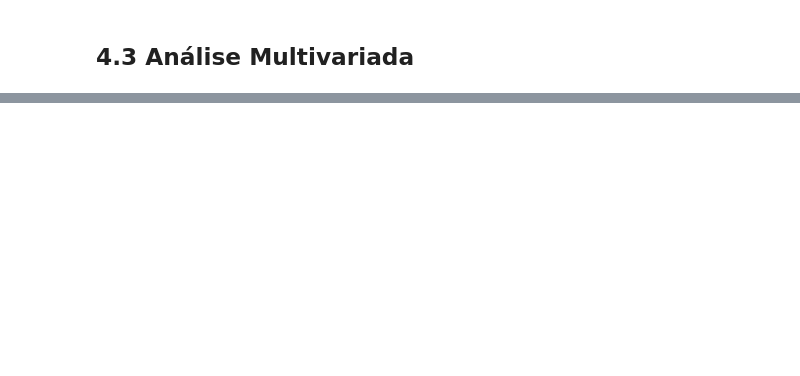
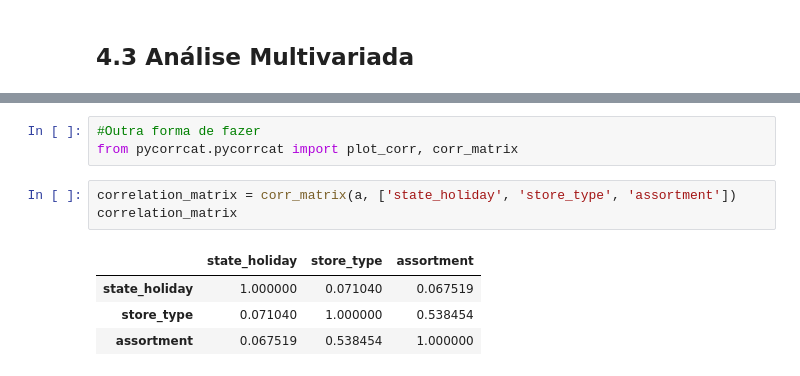
Before and after one commit to rodrigo87br/data_science_em_prod, a Jupyter notebook: modulo04_store_sales_prediction.ipynb, the cells around one changed output, grey strips where cells are left out. Saved outputs shown, nothing was run; the diff lists cells and outputs as text; blank space fills up the shorter version.

```diff
--- a/modulo04_store_sales_prediction.ipynb
+++ b/modulo04_store_sales_prediction.ipynb
@@ -857,0 +951,11 @@ sns.barplot(x='month', y = 'sales', hue = 'school_holiday', data = aux2);
+# %%
+#Outra forma de fazer
+from pycorrcat.pycorrcat import plot_corr, corr_matrix
+# %%
+correlation_matrix = corr_matrix(a, ['state_holiday', 'store_type', 'assortment'])
+correlation_matrix
+# %% [output]
+|  | state_holiday | store_type | assortment |
+| state_holiday | 1.000000 | 0.071040 | 0.067519 |
+| store_type | 0.071040 | 1.000000 | 0.538454 |
+| assortment | 0.067519 | 0.538454 | 1.000000 |
```
Also changed, not shown: parts of 17 cells of this notebook.
